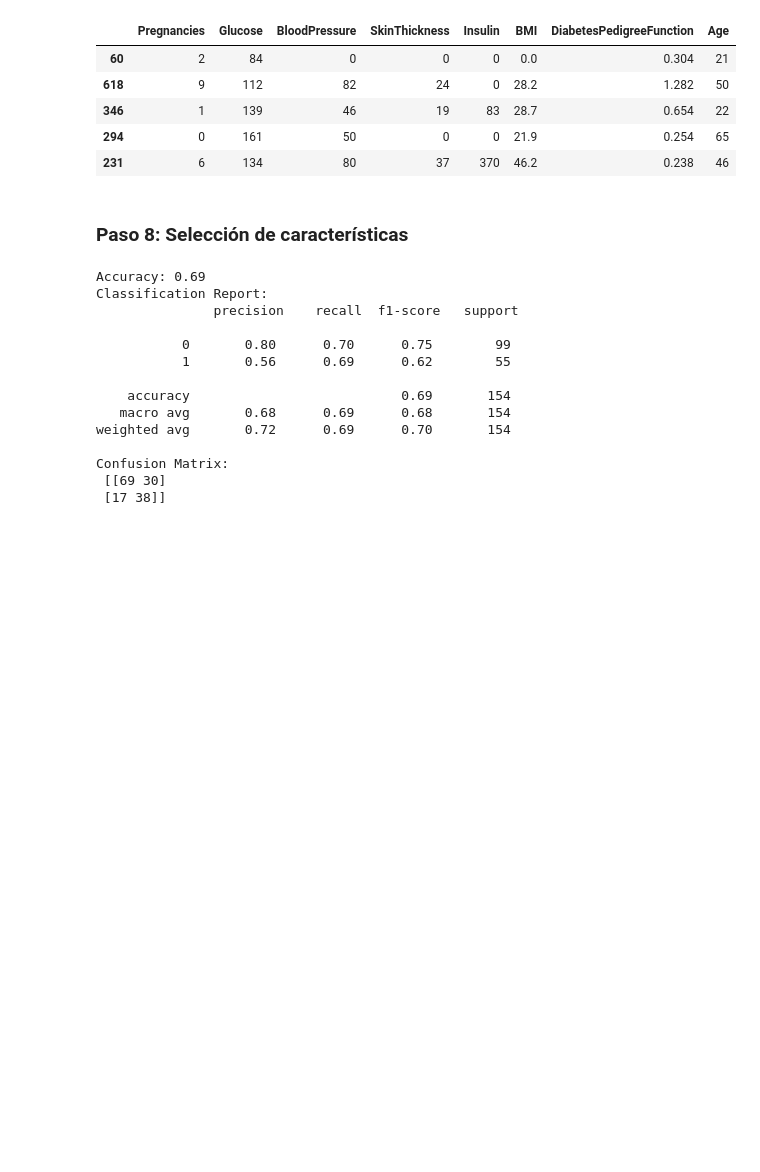
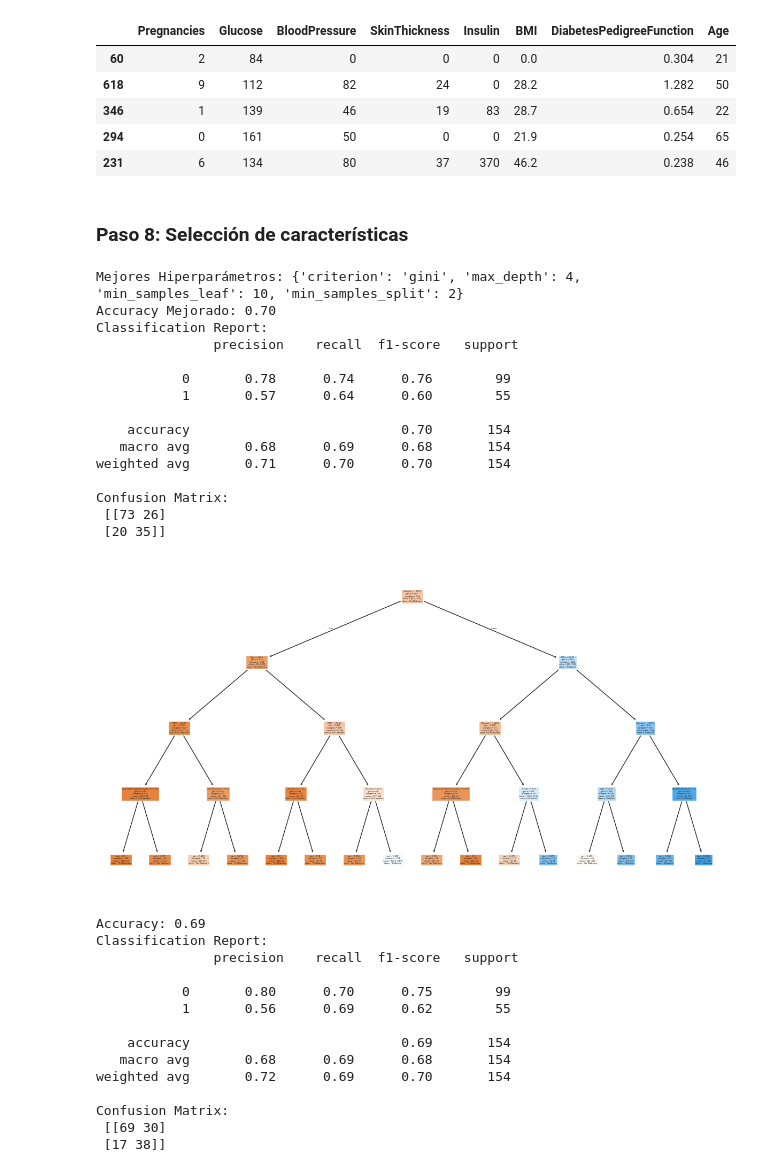
Before and after one commit to 4GeeksAcademy/-rbol-de-decisiones-machine-learning-python-template, a Jupyter notebook: src/explore.ipynb, the cells around one changed output. Saved outputs shown, nothing was run; the diff lists cells and outputs as text; code cells hidden in the pictures; blank space fills up the shorter version.

```diff
--- a/src/explore.ipynb
+++ b/src/explore.ipynb
@@ -477,6 +479,60 @@ for path in TEST_PATHS:
 
 y_train = pd.read_excel(f"{BASE_PATH}/y_train.xlsx")
 y_test = pd.read_excel(f"{BASE_PATH}/y_test.xlsx")
+# %%
+# Definir los hiperparámetros a probar
+param_grid = {
+    "criterion": ["gini", "entropy"],   # Método para medir la impureza
+    "max_depth": [3, 4, 5, 6, 7, 8, 10],  # Profundidad del árbol
+    "min_samples_split": [2, 5, 10],   # Mínimo de muestras para dividir un nodo
+    "min_samples_leaf": [1, 2, 5, 10]  # Mínimo de muestras en una hoja
+}
+
+# Crear el modelo de Árbol de Decisión
+tree_model = DecisionTreeClassifier(random_state=42)
+
+# Realizar la búsqueda de hiperparámetros con GridSearchCV
+grid_search = GridSearchCV(tree_model, param_grid, cv=5, scoring="accuracy", n_jobs=-1)
+grid_search.fit(X_train, y_train)
+
+# Obtener los mejores hiperparámetros
+best_params = grid_search.best_params_
+print("Mejores Hiperparámetros:", best_params)
+
+# Entrenar el modelo con los mejores hiperparámetros
+best_tree_model = DecisionTreeClassifier(**best_params, random_state=42)
+best_tree_model.fit(X_train, y_train)
+
+# Hacer predicciones
+y_pred = best_tree_model.predict(X_test)
+
+# Evaluar el modelo
+accuracy = accuracy_score(y_test, y_pred)
+print(f"Accuracy Mejorado: {accuracy:.2f}")
+print("Classification Report:\n", classification_report(y_test, y_pred))
+print("Confusion Matrix:\n", confusion_matrix(y_test, y_pred))
+
+# Visualizar el mejor árbol de decisión
+plt.figure(figsize=(15, 8))
+plot_tree(best_tree_model, feature_names=X.columns, class_names=["No Diabetes", "Diabetes"], filled=True)
+plt.show()
+# %% [output]
+Mejores Hiperparámetros: {'criterion': 'gini', 'max_depth': 4, 'min_samples_leaf': 10, 'min_samples_split': 2}
+Accuracy Mejorado: 0.70
+Classification Report:
+               precision    recall  f1-score   support
+
+           0       0.78      0.74      0.76        99
+           1       0.57      0.64      0.60        55
+
+    accuracy                           0.70       154
+   macro avg       0.68      0.69      0.68       154
+weighted avg       0.71      0.70      0.70       154
+
+Confusion Matrix:
+ [[73 26]
+ [20 35]]
+[figure, added]
 # %%
 # Separar variables predictoras (X) y la variable objetivo (y)
 X = total_data.drop(columns=["Outcome"])  # Eliminar la columna de resultado
```
Also changed, not shown: parts of 1 cell of this notebook, 7 other files.
